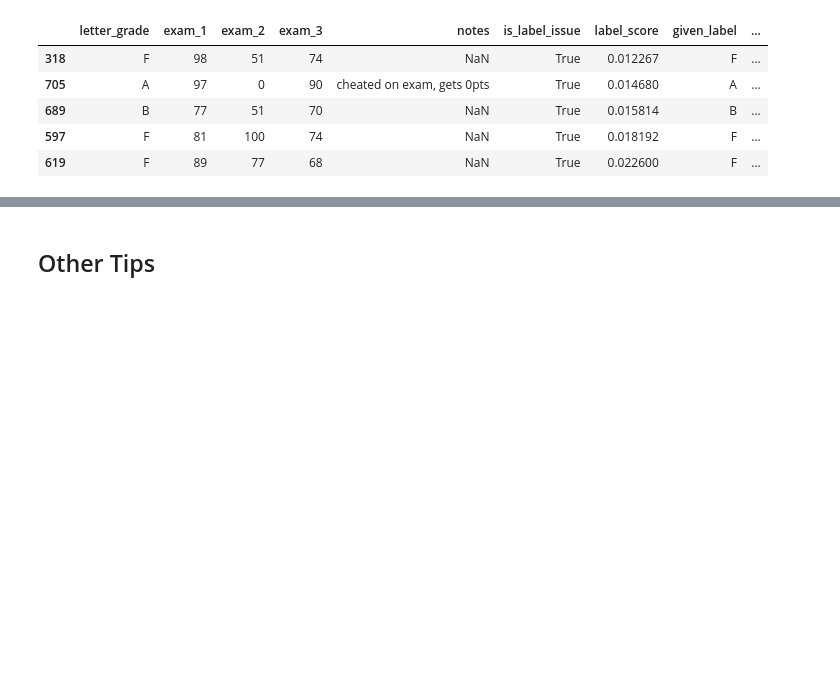
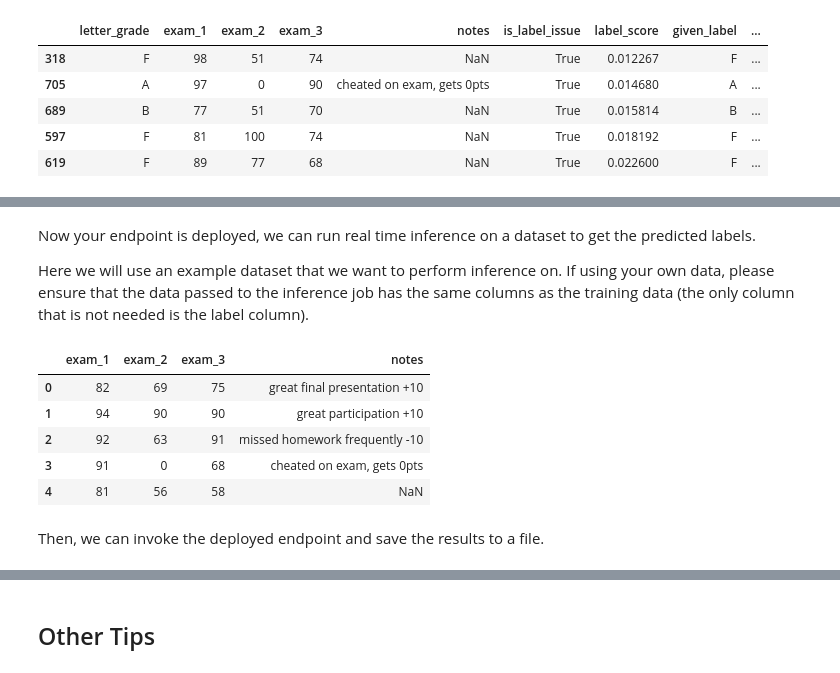
Before and after one commit to cleanlab/aws-marketplace, a Jupyter notebook: label-inspector/label_inspector.ipynb, the cells around one changed output, grey strips where cells are left out. Cells and saved outputs as stored; diff of their text form; code cells hidden in the pictures; blank space fills up the shorter version.

```diff
--- a/label-inspector/label_inspector.ipynb
+++ b/label-inspector/label_inspector.ipynb
@@ -209,0 +237,21 @@ label_errors.head()
+# %% [markdown]
+Now your endpoint is deployed, we can run real time inference on a dataset to get the predicted labels.
+
+Here we will use an example dataset that we want to perform inference on. If using your own data, please ensure that the data passed to the inference job has the same columns as the training data (the only column that is not needed is the label column).
+# %%
+# specify the input and output filepaths
+real_time_input_file = "data/real_time_inference/input/inference_dataset.csv"  # replace filepath if using your own dataset
+real_time_output_file = "data/real_time_inference/output/predictions.csv"  # replace filepath if you want to save the outputs somewhere else
+# %%
+# here is the sample dataset for inference, notice how the columns are the same as the training data
+inference_dataset = pd.read_csv(real_time_input_file)
+inference_dataset.head()
+# %% [output]
+|  | exam_1 | exam_2 | exam_3 | notes |
+| 0 | 82 | 69 | 75 | great final presentation +10 |
+| 1 | 94 | 90 | 90 | great participation +10 |
+| 2 | 92 | 63 | 91 | missed homework frequently -10 |
+| 3 | 91 | 0 | 68 | cheated on exam, gets 0pts |
+| 4 | 81 | 56 | 58 | NaN |
+# %% [markdown]
+Then, we can invoke the deployed endpoint and save the results to a file.
```
Also changed, not shown: parts of 48 cells of this notebook, 7 other files.
